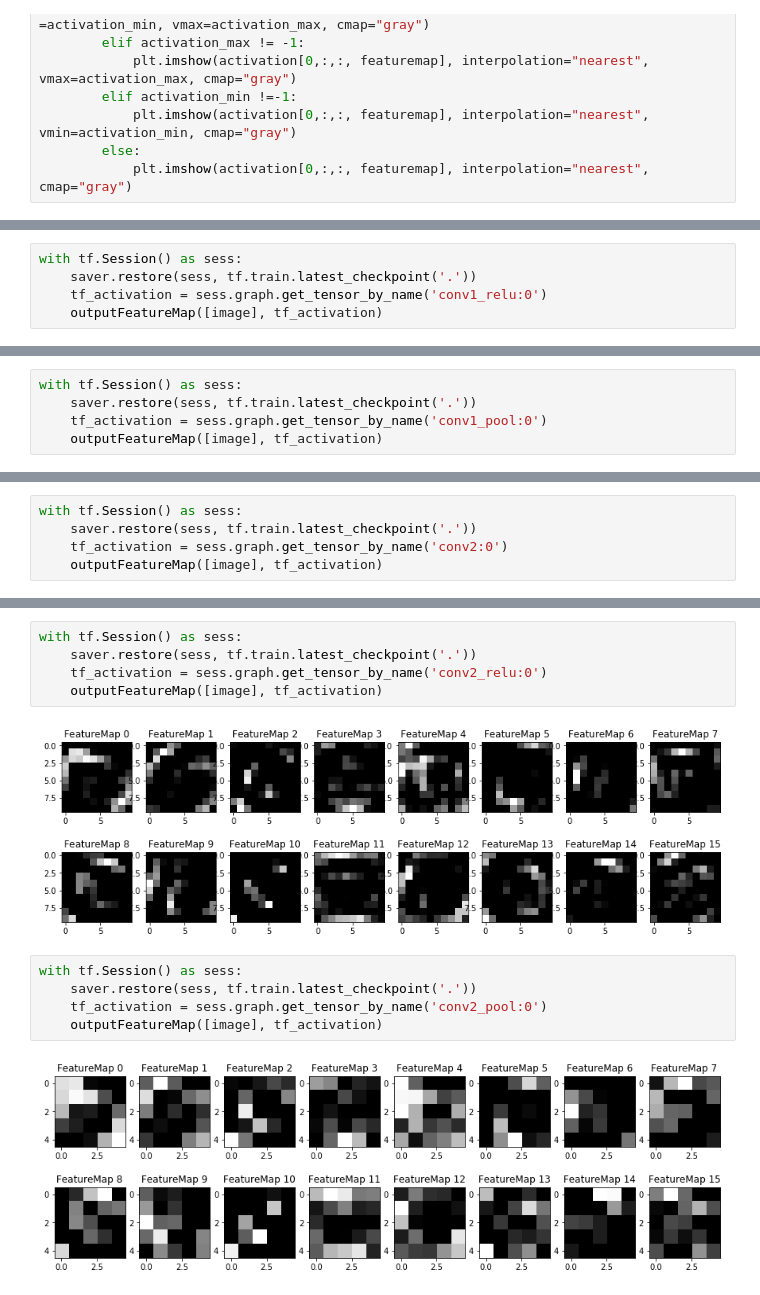
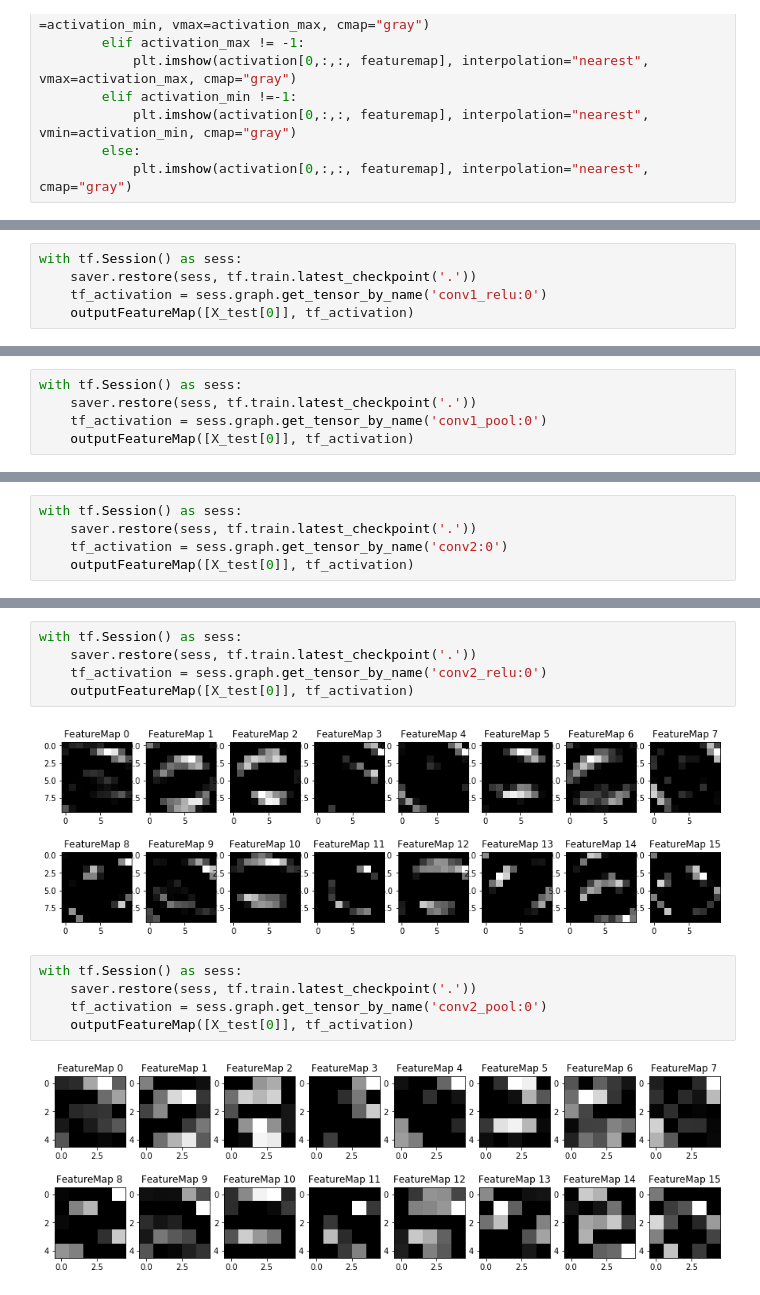
Before and after one commit to bamboo983/self-driving-car, a Jupyter notebook: p2-traffic-sign-classifier/Traffic_Sign_Classifier.ipynb, the cells around one changed output, grey strips where cells are left out. Saved outputs shown, nothing was run; the diff lists cells and outputs as text.

```diff
--- a/p2-traffic-sign-classifier/Traffic_Sign_Classifier.ipynb
+++ b/p2-traffic-sign-classifier/Traffic_Sign_Classifier.ipynb
@@ -556,5 +585,5 @@ Caused by op 'x', defined at:
 with tf.Session() as sess:
     saver.restore(sess, tf.train.latest_checkpoint('.'))
     tf_activation = sess.graph.get_tensor_by_name('conv1_relu:0')
-    outputFeatureMap([image], tf_activation)
+    outputFeatureMap([X_test[0]], tf_activation)
 # %% [output]
@@ -563,5 +592,5 @@ with tf.Session() as sess:
 with tf.Session() as sess:
     saver.restore(sess, tf.train.latest_checkpoint('.'))
     tf_activation = sess.graph.get_tensor_by_name('conv1_pool:0')
-    outputFeatureMap([image], tf_activation)
+    outputFeatureMap([X_test[0]], tf_activation)
 # %% [output]
@@ -570,5 +599,5 @@ with tf.Session() as sess:
 with tf.Session() as sess:
     saver.restore(sess, tf.train.latest_checkpoint('.'))
     tf_activation = sess.graph.get_tensor_by_name('conv2:0')
-    outputFeatureMap([image], tf_activation)
+    outputFeatureMap([X_test[0]], tf_activation)
 # %% [output]
@@ -577,13 +606,13 @@ with tf.Session() as sess:
 with tf.Session() as sess:
     saver.restore(sess, tf.train.latest_checkpoint('.'))
     tf_activation = sess.graph.get_tensor_by_name('conv2_relu:0')
-    outputFeatureMap([image], tf_activation)
+    outputFeatureMap([X_test[0]], tf_activation)
 # %% [output]
-[figure, old version]
+[figure, new version]
 # %%
 with tf.Session() as sess:
     saver.restore(sess, tf.train.latest_checkpoint('.'))
     tf_activation = sess.graph.get_tensor_by_name('conv2_pool:0')
-    outputFeatureMap([image], tf_activation)
+    outputFeatureMap([X_test[0]], tf_activation)
 # %% [output]
-[figure, old version]
+[figure, new version]
```
Also changed, not shown: parts of 20 cells of this notebook, 3 other files.
